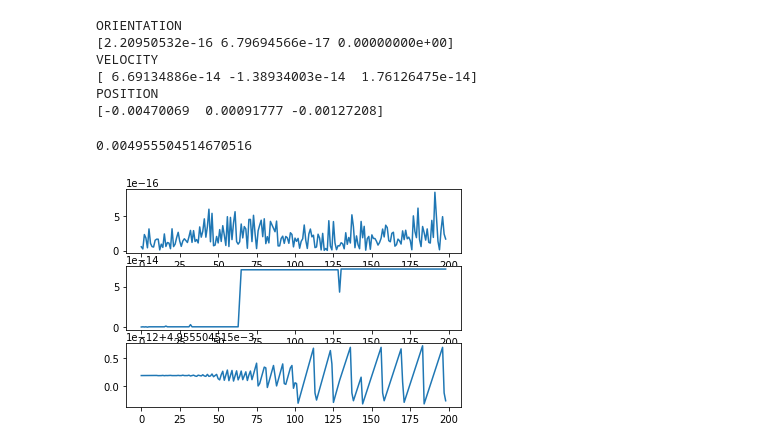
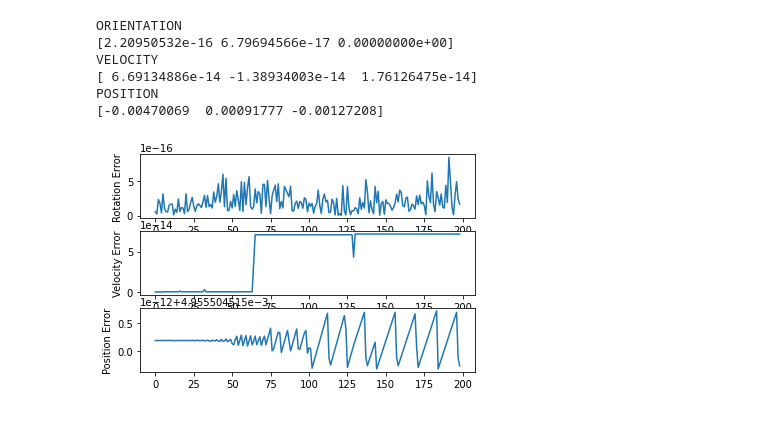
Before and after one commit to b4sgren/RoboticsAlgorithms, a Jupyter notebook: imu_preintegration.ipynb, the cells around one changed output. Saved outputs shown, nothing was run; the diff lists cells and outputs as text; code cells hidden in the pictures.

Commit message:
Added labels to plots

```diff
--- a/imu_preintegration.ipynb
+++ b/imu_preintegration.ipynb
@@ -232,30 +232,32 @@ POSITION
 # %%
 errR = []
 errV = []
 errP = []
 for i in range(len(rel_pose3)):
     state_j = quad1_state[(i+1) * kf_steps]
     state_i = quad1_state[i*kf_steps]
     state_ij = rel_pose3[i]
 
     R = vee(logm(state_ij.Ri_from_b.T @ state_i.Ri_from_b.T @ state_j.Ri_from_b))
     errR.append(np.linalg.norm(R))
 
     term1 = state_i.Ri_from_b @ (state_j.v_i - state_i.v_i - g * Ts)
     v = term1 - state_ij.v_i
     errV.append(np.linalg.norm(v))
 
     term2 = state_i.Ri_from_b @ (state_j.p_i - state_i.p_i - Ts * state_i.v_i - Ts**2/2 * g)
     p = term2 - state_ij.p_i
     errP.append(np.linalg.norm(p))
 
 # print(np.min(errP))
 idx = np.arange(0, len(errR), 1)
 fig, ax = plt.subplots(3, 1)
 ax[0].plot(idx, errR)
+ax[0].set_ylabel("Rotation Error")
 ax[1].plot(idx, errV)
+ax[1].set_ylabel("Velocity Error")
 ax[2].plot(idx, errP) #What is with the weird jumps
+ax[2].set_ylabel("Position Error")
 plt.show()
 # %% [output]
-0.004955504514670516
-[figure, old version]
+[figure, new version]
```
